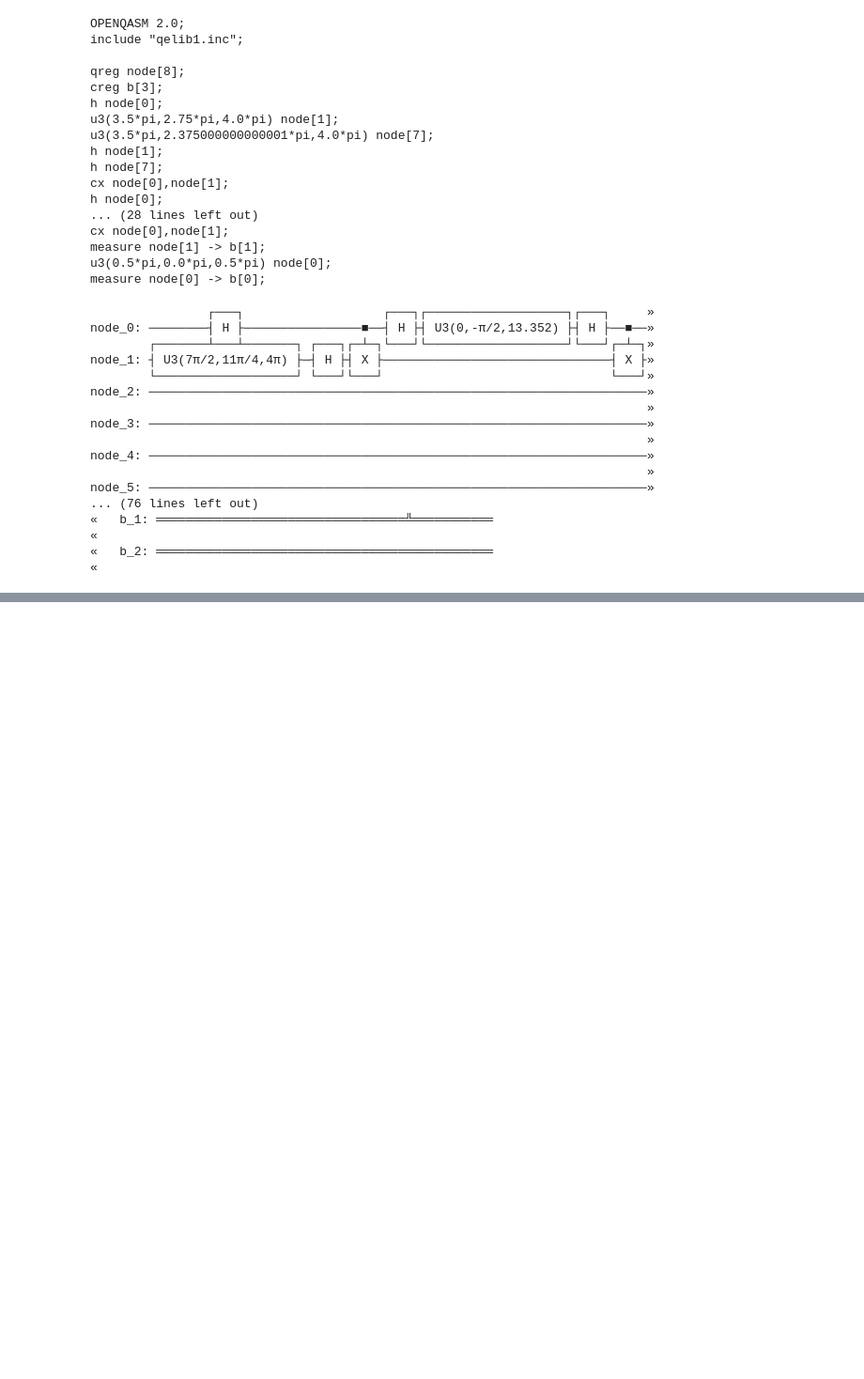
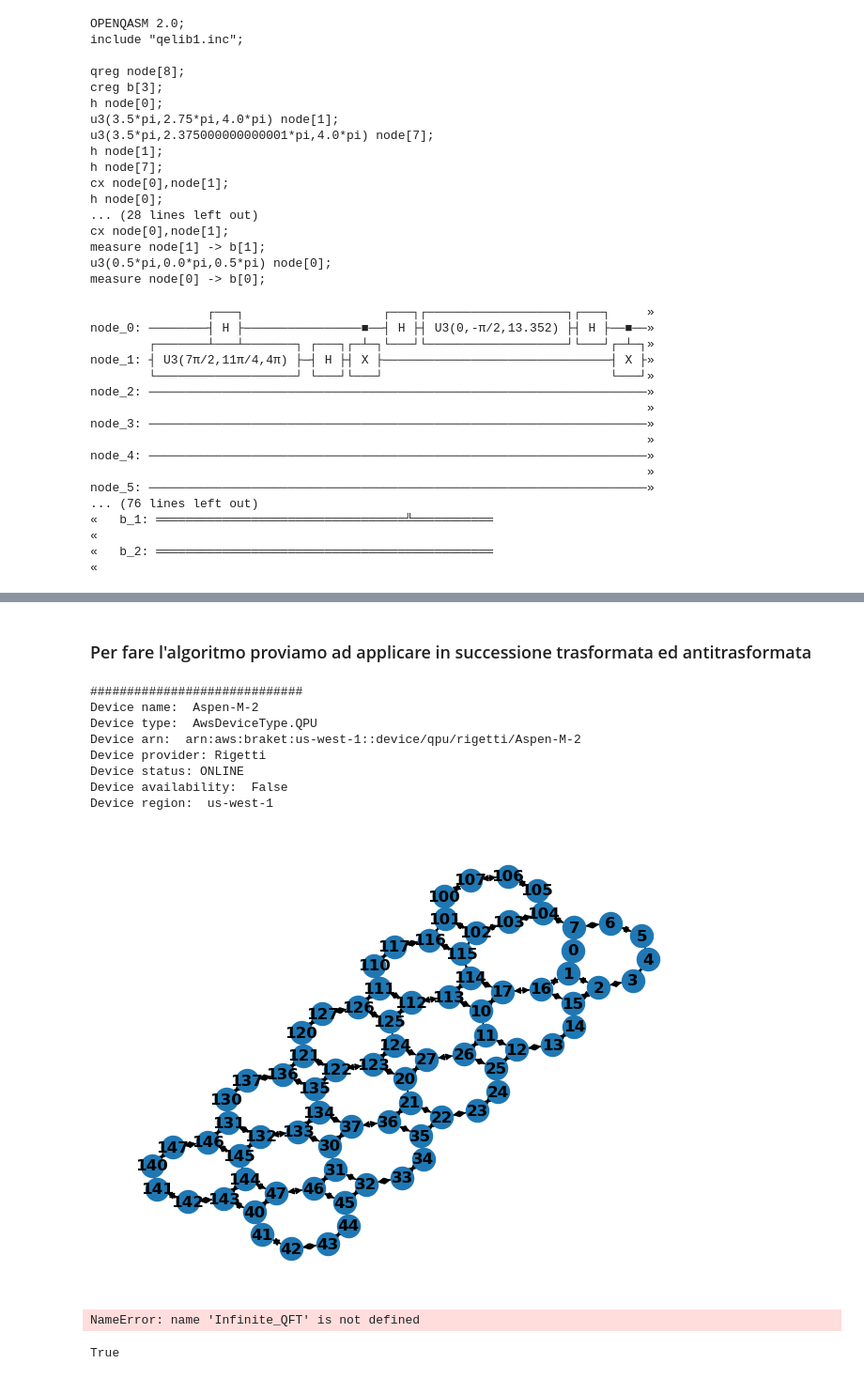
Before and after one commit to SwgAnno/QBench, a Jupyter notebook: QFT_test.ipynb, the cells around one changed output, grey strips where cells are left out. Shown at 94% size. Saved outputs shown, nothing was run; the diff lists cells and outputs as text; code cells hidden in the pictures; blank space fills up the shorter version.

```diff
--- a/QFT_test.ipynb
+++ b/QFT_test.ipynb
@@ -366,0 +362,4 @@ node_5: ────────────────────────
+# %% [markdown]
+### Per fare l'algoritmo proviamo ad applicare in successione trasformata ed antitrasformata
+# %%
+device = DeviceUtils.get_device("rigetti")
@@ -366,0 +374,12 @@ node_5: ────────────────────────
+# %%
+DeviceScanner(device=device).list_properties()
+# %% [output]
+#############################
+Device name:  Aspen-M-2
+Device type:  AwsDeviceType.QPU
+Device arn:  arn:aws:braket:us-west-1::device/qpu/rigetti/Aspen-M-2
+Device provider: Rigetti
+Device status: ONLINE
+Device availability:  False
+Device region:  us-west-1
+[figure, added]
@@ -366,0 +388,4 @@ node_5: ────────────────────────
+# %%
+Infinite_QFT_id = Infinite_QFT.id
+# %% [output]
+NameError: name 'Infinite_QFT' is not defined
@@ -366,0 +396,4 @@ node_5: ────────────────────────
+# %%
+scanner_aspen.get_status()=='FAILED'
+# %% [output]
+True
```
Also changed, not shown: parts of 11 cells of this notebook, 2 other files.
